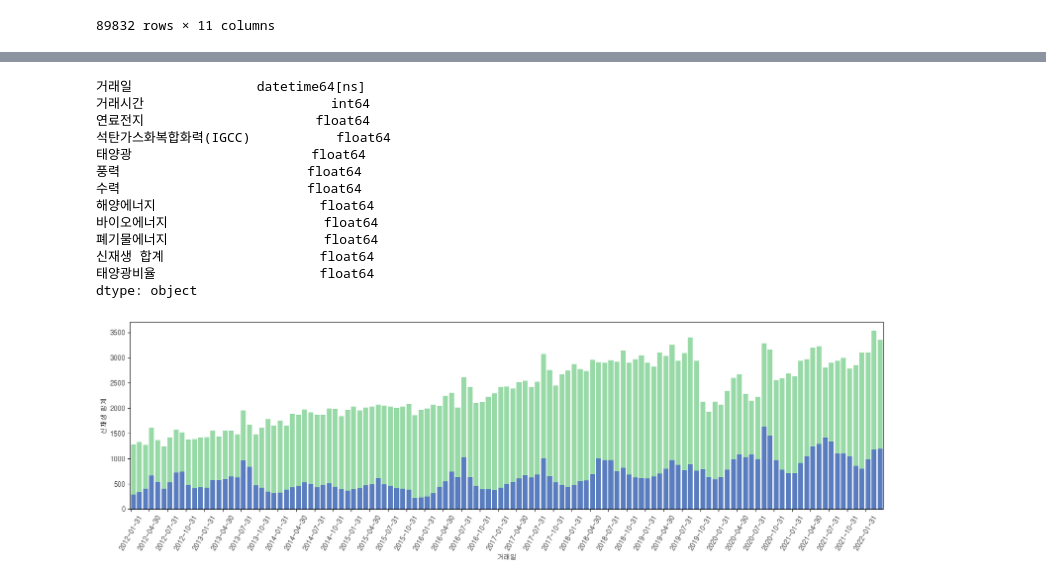
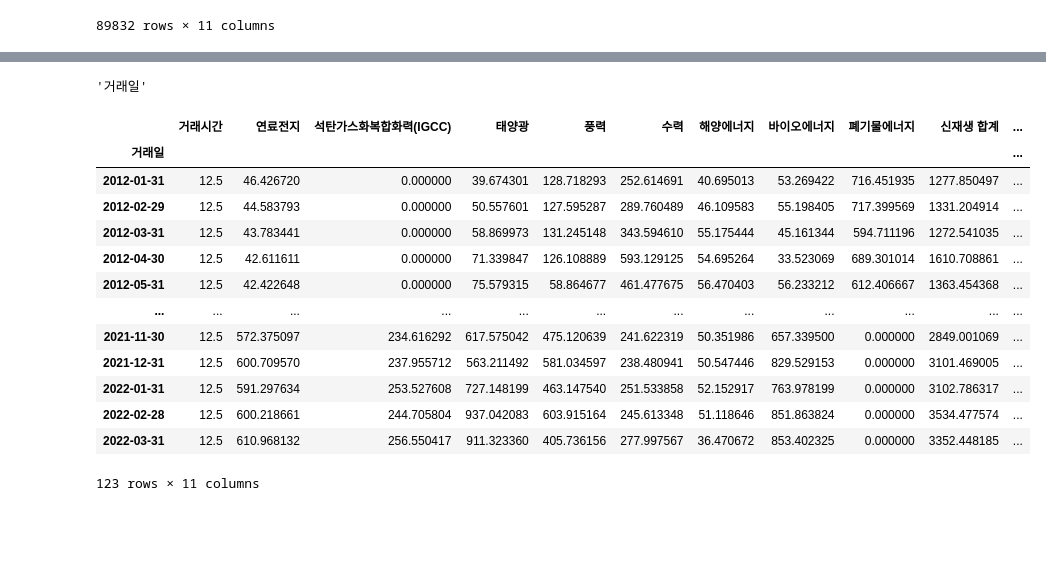
Before and after one commit to catac1/machine_learning, a Jupyter notebook: 물고기.ipynb, the cells around one changed output, grey strips where cells are left out. Cells and saved outputs as stored; diff of their text form; code cells hidden in the pictures; blank space fills up the shorter version.

```diff
--- a/물고기.ipynb
+++ b/물고기.ipynb
@@ -118,16 +56,0 @@ df_resampled
-# %%
-df.dtypes
-# %% [output]
-거래일                datetime64[ns]
-거래시간                        int64
-연료전지                      float64
-석탄가스화복합화력(IGCC)           float64
-태양광                       float64
-풍력                        float64
-수력                        float64
-해양에너지                     float64
-바이오에너지                    float64
-폐기물에너지                    float64
-신재생 합계                    float64
-태양광비율                     float64
-dtype: object
@@ -137,2 +57,23 @@ df = df.set_index('거래일')
+# %%
+df_elec.set_index('거래일', inplace=True)
+df_elec.index.name
+# %% [output]
+'거래일'
 # %%
-df_resampled = df.resample(rule='ME').mean()
+df_resampled = df_elec.resample(rule='ME').mean()
+df_resampled
+# %% [output]
+|  | 거래시간 | 연료전지 | 석탄가스화복합화력(IGCC) | 태양광 | 풍력 | 수력 | 해양에너지 | 바이오에너지 | 폐기물에너지 | 신재생 합계 | ... |
+| 거래일 |  |  |  |  |  |  |  |  |  |  | ... |
+| 2012-01-31 | 12.5 | 46.426720 | 0.000000 | 39.674301 | 128.718293 | 252.614691 | 40.695013 | 53.269422 | 716.451935 | 1277.850497 | ... |
+| 2012-02-29 | 12.5 | 44.583793 | 0.000000 | 50.557601 | 127.595287 | 289.760489 | 46.109583 | 55.198405 | 717.399569 | 1331.204914 | ... |
+| 2012-03-31 | 12.5 | 43.783441 | 0.000000 | 58.869973 | 131.245148 | 343.594610 | 55.175444 | 45.161344 | 594.711196 | 1272.541035 | ... |
+| 2012-04-30 | 12.5 | 42.611611 | 0.000000 | 71.339847 | 126.108889 | 593.129125 | 54.695264 | 33.523069 | 689.301014 | 1610.708861 | ... |
+| 2012-05-31 | 12.5 | 42.422648 | 0.000000 | 75.579315 | 58.864677 | 461.477675 | 56.470403 | 56.233212 | 612.406667 | 1363.454368 | ... |
+| ... | ... | ... | ... | ... | ... | ... | ... | ... | ... | ... | ... |
+| 2021-11-30 | 12.5 | 572.375097 | 234.616292 | 617.575042 | 475.120639 | 241.622319 | 50.351986 | 657.339500 | 0.000000 | 2849.001069 | ... |
+| 2021-12-31 | 12.5 | 600.709570 | 237.955712 | 563.211492 | 581.034597 | 238.480941 | 50.547446 | 829.529153 | 0.000000 | 3101.469005 | ... |
+| 2022-01-31 | 12.5 | 591.297634 | 253.527608 | 727.148199 | 463.147540 | 251.533858 | 52.152917 | 763.978199 | 0.000000 | 3102.786317 | ... |
+| 2022-02-28 | 12.5 | 600.218661 | 244.705804 | 937.042083 | 603.915164 | 245.613348 | 51.118646 | 851.863824 | 0.000000 | 3534.477574 | ... |
+| 2022-03-31 | 12.5 | 610.968132 | 256.550417 | 911.323360 | 405.736156 | 277.997567 | 36.470672 | 853.402325 | 0.000000 | 3352.448185 | ... |
+123 rows × 11 columns
@@ -149,11 +88,7 @@ f, ax = plt.subplots(figsize=(20,5))
 sns.set_color_codes("pastel")
 p2 = sns.barplot(data=df_resampled, x='거래일', y='신재생 합계', color='g')
 sns.set_color_codes("muted")
-# p1 = sns.barplot(data=df_resampled, x='거래일', y='수력', color='b')
-# sns.set_color_codes("muted")
-p1 = sns.barplot(data=df_resampled, x='거래일', y='태양광', color='r')
+p1 = sns.barplot(data=df_resampled, x='거래일', y='수력', color='b')
 ax.xaxis.set_major_locator(ticker.IndexLocator(base=3, offset=0))
 plt.xticks(rotation=60, ha='center')
 plt.show()
-# %% [output]
-[figure, removed]
```
Also changed, not shown: parts of 21 cells of this notebook, 2 other files.
